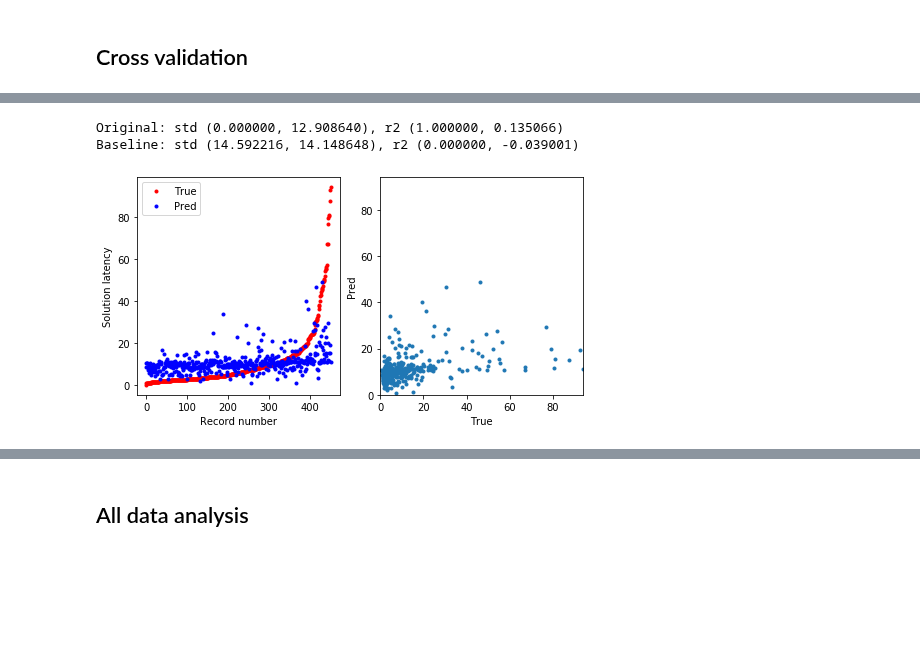
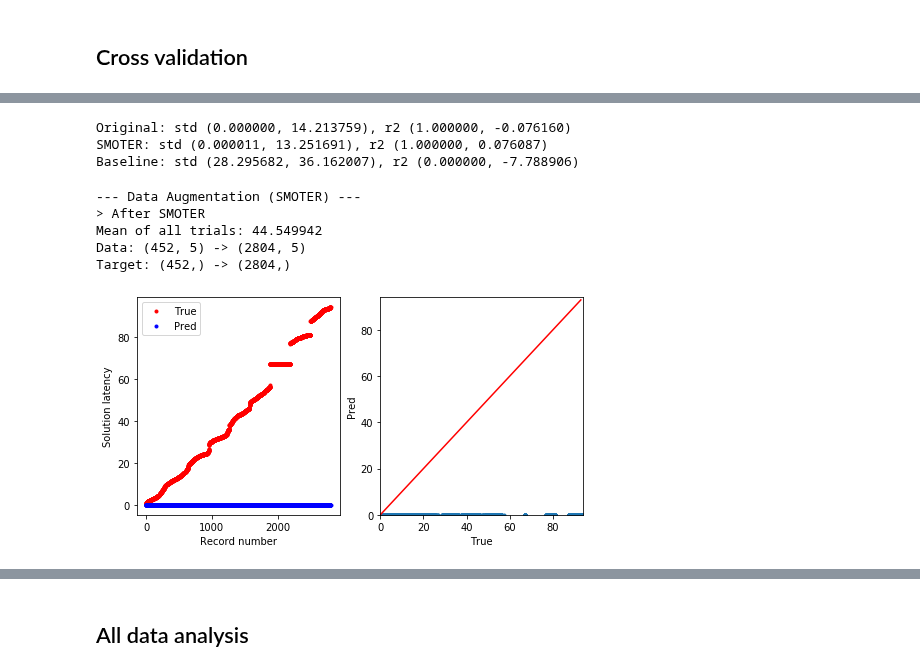
Before and after one commit to hundredball/Math24, a Jupyter notebook: Ginny_ERSP/ERSP_binary_classification.ipynb, the cells around one changed output, grey strips where cells are left out. Drawn from its saved outputs; the diff is of its cells as text; code cells hidden in the pictures; blank space fills up the shorter version.

```diff
--- a/Ginny_ERSP/ERSP_binary_classification.ipynb
+++ b/Ginny_ERSP/ERSP_binary_classification.ipynb
@@ -331,7 +331,7 @@ def standard_error(pred, target):
 
     return (np.sum( np.power(pred-target,2) )/len(pred))**0.5
 
-def plot_scatter(true, pred):
+def plot_scatter(true, pred, fileName=None):
 
     sort_indices = np.argsort(true)
     fig, axs = plt.subplots(1,2, figsize=(8,4))
@@ -342,11 +342,14 @@ def plot_scatter(true, pred):
 
     max_value = np.max(np.hstack((true, pred)))
     axs[1].scatter(true, pred, marker='.')
+    axs[1].plot(range(int(max_value)),range(int(max_value)), 'r')
     axs[1].set_xlabel('True')
     axs[1].set_ylabel('Pred')
     axs[1].set_xlim([0, max_value])
     axs[1].set_ylim([0, max_value])
 
+    if fileName is not None:
+        plt.savefig('./results/classical/%s.png'%(fileName))
 def regression(X_train, Y_train, X_test, Y_test, regressor):
 
     results = regressor.fit(X_train,Y_train)
@@ -483,12 +520,5 @@ Baseline: 14.323058 | 16.933152
 # %%
 # Plot result
-'''
-iterations = list(range(num_fold))
-plt.plot(iterations, train_std[:,0], 'r-', iterations, train_std[:,1], 'b--', iterations, train_std[:,2], 'y-')
-plt.legend(('Method 1', 'Method 2', 'Method 3'))
-plt.title('Training standard error')
-'''
-
 for i, aug_method in enumerate(aug_methods):
     print('%s: std (%f, %f), r2 (%f, %f)'%(aug_method, \
         np.mean(train_std[:,i]), np.mean(test_std[:,i]), np.mean(train_r2[:,i]), np.mean(test_r2[:,i])))
@@ -496,15 +526,6 @@ for i, aug_method in enumerate(aug_methods):
 print('Baseline: std (%f, %f), r2 (%f, %f)'%(np.mean(train_base), np.mean(test_base), np.mean(train_base_r2)
                                             , np.mean(test_base_r2)))
 # %% [output]
-Original: std (0.000000, 12.908640), r2 (1.000000, 0.135066)
-Baseline: std (14.592216, 14.148648), r2 (0.000000, -0.039001)
+Original: std (0.000000, 14.213759), r2 (1.000000, -0.076160)
+SMOTER: std (0.000011, 13.251691), r2 (1.000000, 0.076087)
+Baseline: std (28.295682, 36.162007), r2 (0.000000, -7.788906)
-# %%
-'''
-if mode_cv == 'KFold':
-    plot_scatter(true_Y, pred_Y[:,0])
-else:
-    plot_scatter(tmp_all[:,2],pred_Y[:,0])
-'''
-plot_scatter(true_Y, pred_Y[:,0])
-# %% [output]
-[figure, removed]
@@ -510,0 +534,10 @@ plot_scatter(true_Y, pred_Y[:,0])
+# %%
+_, Y = data_augmentation.aug(np.random.rand(len(tmp_all), 5), tmp_all[:,2], 'SMOTER', params=None)
+plot_scatter(Y, np.zeros(len(Y)))
+# %% [output]
+--- Data Augmentation (SMOTER) ---
+> After SMOTER
+Mean of all trials: 44.549942
+Data: (452, 5) -> (2804, 5)
+Target: (452,) -> (2804,)
+[figure, added]
```
Also changed, not shown: parts of 6 cells of this notebook, 6 other files.
